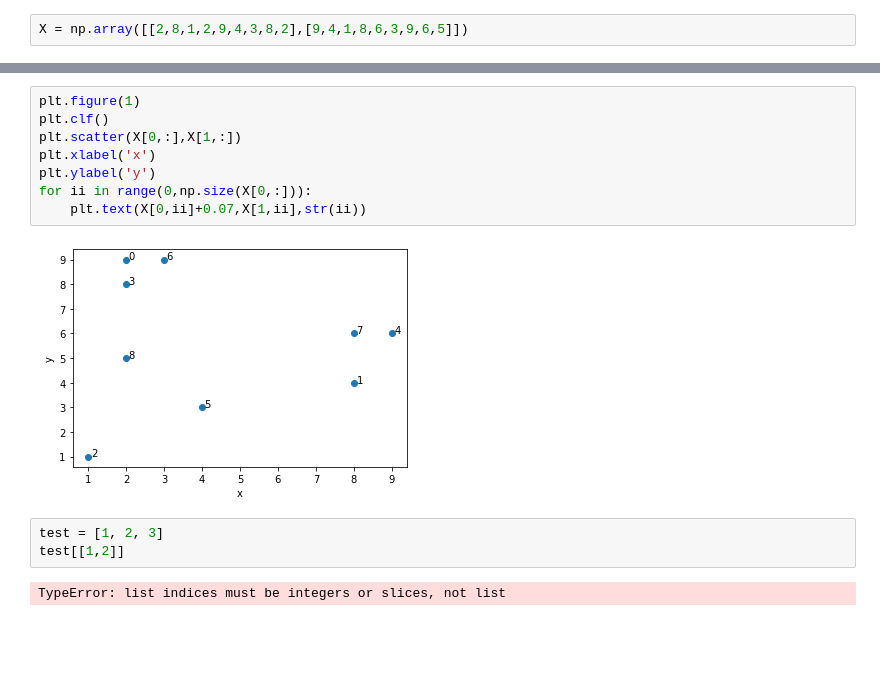
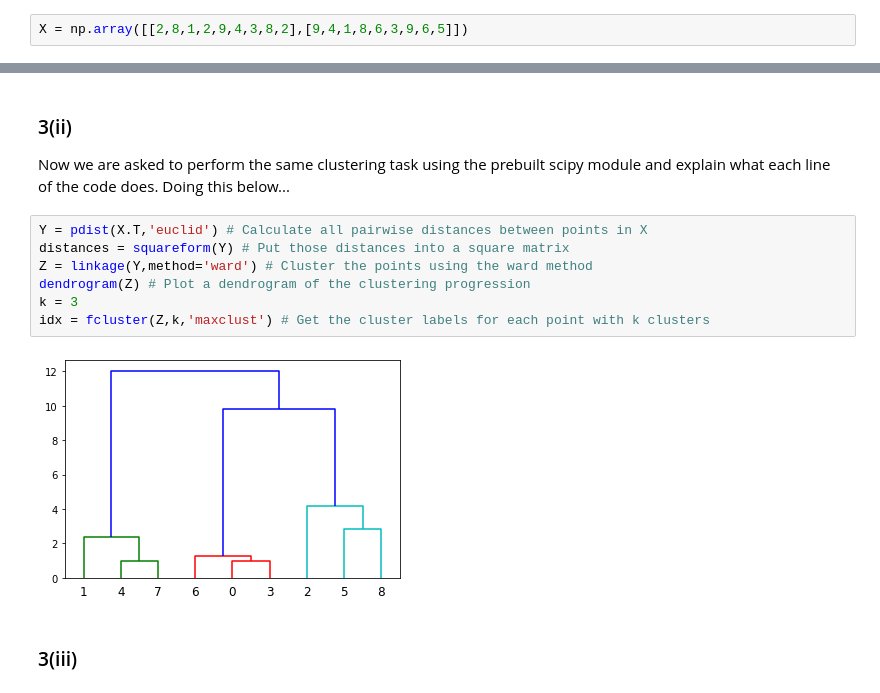
Before and after one commit to zmiller22/AM120, a Jupyter notebook: HW07/HW07.ipynb, the cells around one changed output, grey strips where cells are left out. Drawn from its saved outputs; the diff is of its cells as text; blank space fills up the shorter version.

```diff
--- a/HW07/HW07.ipynb
+++ b/HW07/HW07.ipynb
@@ -135,15 +175,14 @@ iterate_clustering(init_clusters, init_point_lbls)
-# %%
-plt.figure(1)
-plt.clf()
-plt.scatter(X[0,:],X[1,:])
-plt.xlabel('x')
-plt.ylabel('y')
-for ii in range(0,np.size(X[0,:])):
-    plt.text(X[0,ii]+0.07,X[1,ii],str(ii))
-# %% [output]
-[figure, removed]
-# %%
-test = [1, 2, 3]
-test[[1,2]]
-# %% [output]
-TypeError: list indices must be integers or slices, not list
+# %% [markdown]
+### 3(ii)
+Now we are asked to perform the same clustering task using the prebuilt scipy module and explain what each line of the code does. Doing this below...
+# %%
+Y = pdist(X.T,'euclid') # Calculate all pairwise distances between points in X
+distances = squareform(Y) # Put those distances into a square matrix
+Z = linkage(Y,method='ward') # Cluster the points using the ward method
+dendrogram(Z) # Plot a dendrogram of the clustering progression
+k = 3
+idx = fcluster(Z,k,'maxclust') # Get the cluster labels for each point with k clusters
+# %% [output]
+[figure, added]
+# %% [markdown]
+### 3(iii)
```
Also changed, not shown: parts of 6 cells of this notebook.
